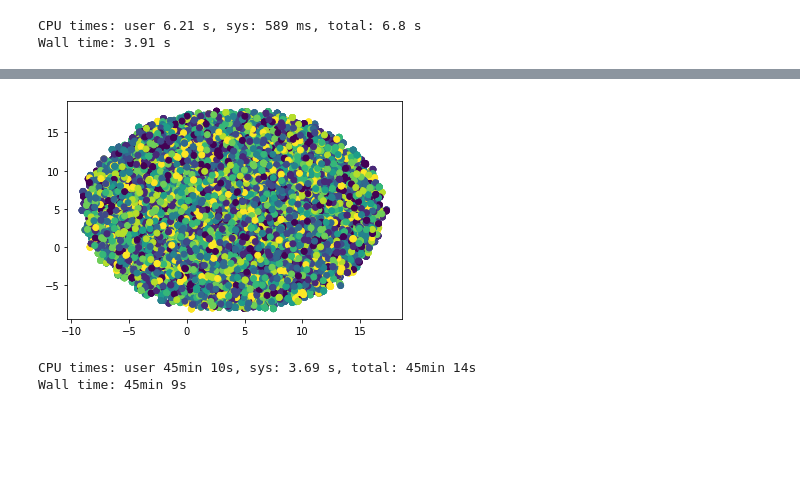
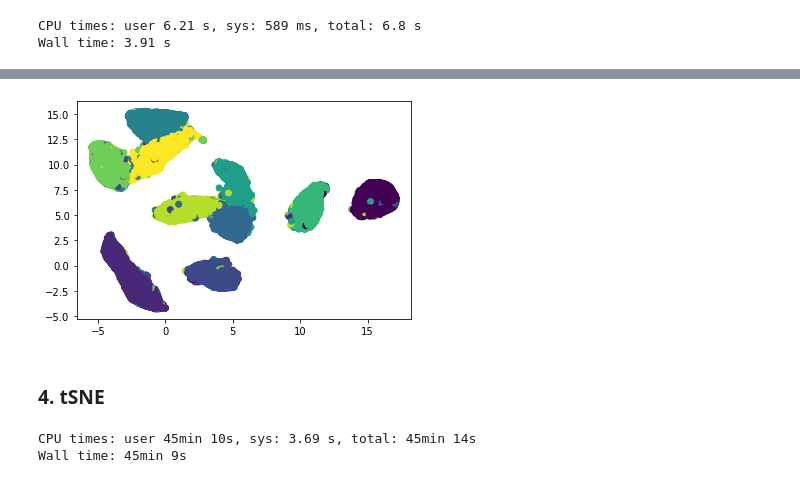
Before and after one commit to GorbachevaPolina/qualitative_comparison, a Jupyter notebook: dimension_reduction.ipynb, the cells around one changed output, grey strips where cells are left out. Drawn from its saved outputs; the diff is of its cells as text; code cells hidden in the pictures; blank space fills up the shorter version.

```diff
--- a/dimension_reduction.ipynb
+++ b/dimension_reduction.ipynb
@@ -115,6 +100,4 @@ plt.show()
 # %%
 %%time
-import warnings
-warnings.filterwarnings('ignore')
-mnist_pca = umap.UMAP(2).fit_transform(mnist)
+mnist_umap = umap.UMAP(n_components=2).fit_transform(mnist)
 # %% [output]
@@ -123,7 +106,9 @@ Wall time: 5min 4s
 # %%
-plt.scatter(mnist_pca[:, 0], mnist_pca[:, 1], c=mnist_labels.astype(int))
+plt.scatter(mnist_umap[:, 0], mnist_umap[:, 1], c=mnist_labels.astype(int))
 plt.show()
 # %% [output]
-[figure, old version]
+[figure, new version]
+# %% [markdown]
+### **4. tSNE**
 # %%
 %%time
```
Also changed, not shown: parts of 32 cells of this notebook.
